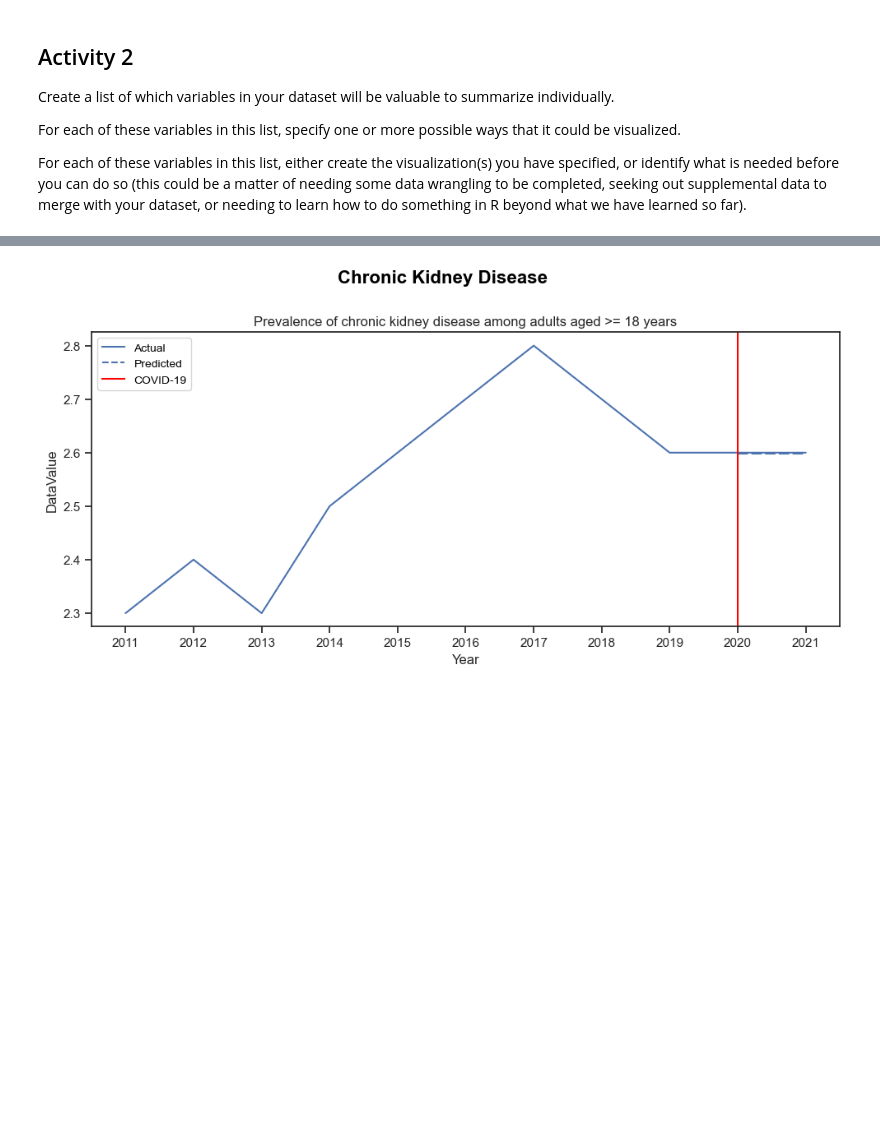
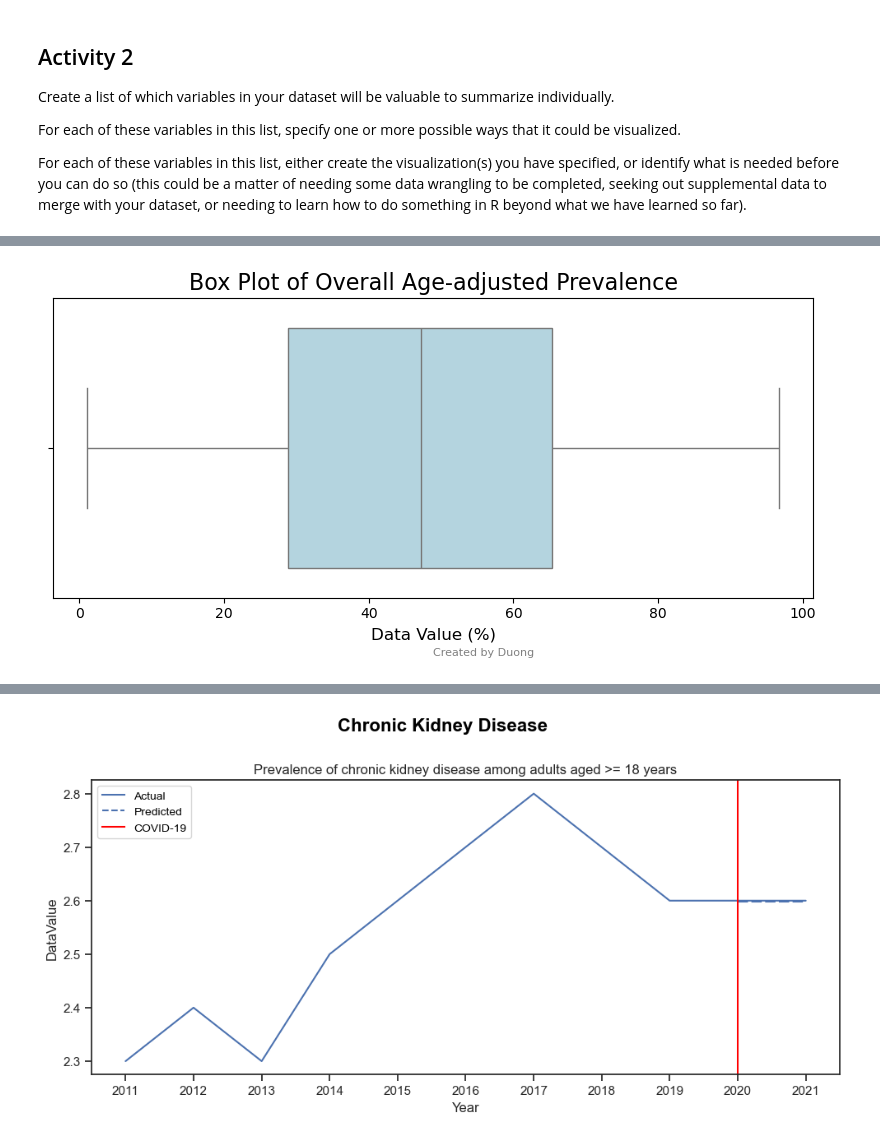
Before and after one commit to DATA5310/covid_effects, a Jupyter notebook: notebooks/homeworks/2.homework_7.ipynb, the cells around one changed output, grey strips where cells are left out. Saved outputs shown, nothing was run; the diff lists cells and outputs as text; code cells hidden in the pictures; blank space fills up the shorter version.

```diff
--- a/notebooks/homeworks/2.homework_7.ipynb
+++ b/notebooks/homeworks/2.homework_7.ipynb
@@ -106,0 +198,18 @@ For each of these variables in this list, either create the visualization(s) you
+# %%
+# Viz 2
+table2 = duongdf[
+    (duongdf["YearStart"] == duongdf["YearEnd"])
+    & (duongdf["DataValueType"] == "Age-adjusted Prevalence")
+]
+
+plt.figure(figsize=(8, 4))
+sns.boxplot(x=table2["DataValue"], color="lightblue")
+plt.title("Box Plot of Overall Age-adjusted Prevalence", fontsize=16)
+plt.xlabel("Data Value (%)", fontsize=12)
+plt.tight_layout()
+plt.figtext(
+    0.5, 0.01, "Created by Duong", ha="left", va="center", fontsize=8, color="gray"
+)
+plt.show()
+# %% [output]
+[figure, added]
```
Also changed, not shown: parts of 13 cells of this notebook, 1 other file.
